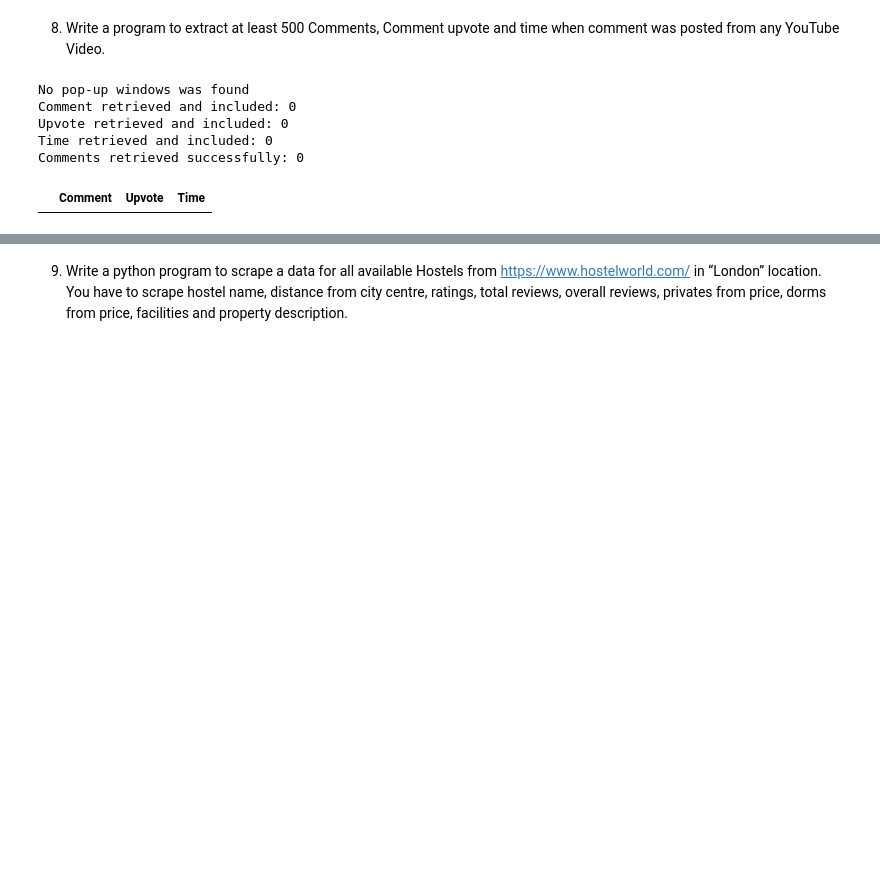
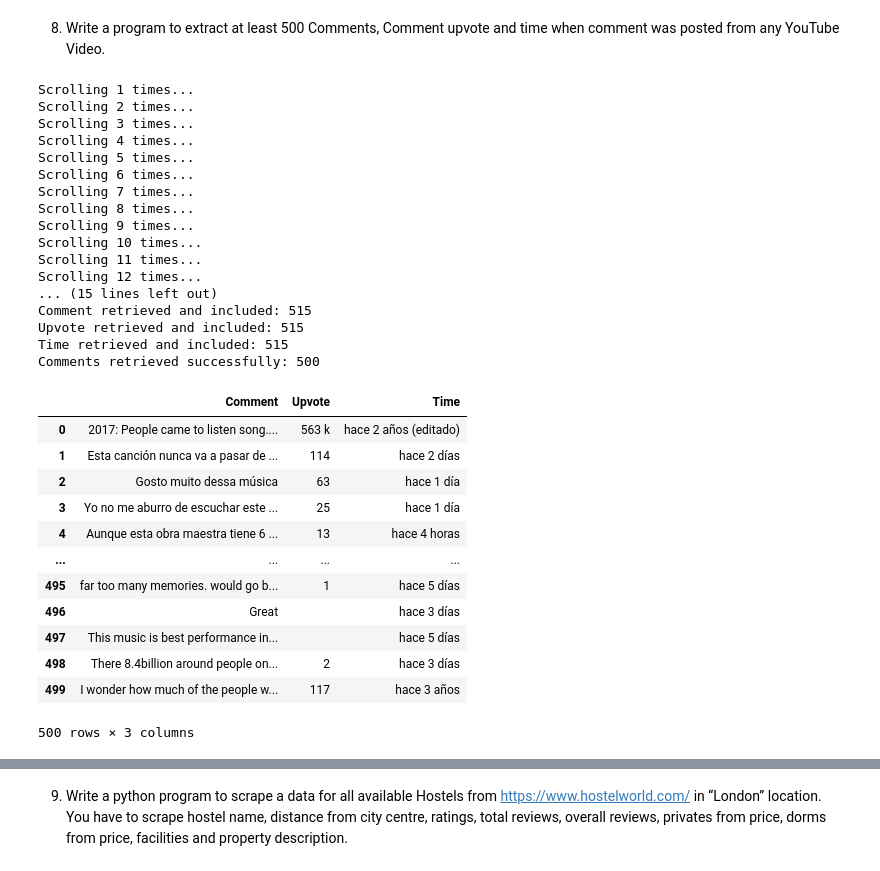
Before and after one commit to matiaga/Internship, a Jupyter notebook: WebScraping_A3/Web Scraping - Asignment 3.ipynb, the cells around one changed output, grey strips where cells are left out. Drawn from its saved outputs; the diff is of its cells as text; code cells hidden in the pictures; blank space fills up the shorter version.

```diff
--- a/WebScraping_A3/Web Scraping - Asignment 3.ipynb
+++ b/WebScraping_A3/Web Scraping - Asignment 3.ipynb
@@ -434,6 +434,9 @@ def remove_popup(xpath):
         print("Pop-up removed")
     except NoSuchElementException:
         print("No pop-up windows was found")
+    except ElementNotInteractableException as e:
+        print(f"Pop-up windows not Interactable: {e.msg}")
+
 
 def retrieve_product_per_page(driver, xpath):
     # Retrieve the total number of products from the search and
@@ -903,44 +912,69 @@ import time
 # %%
 # Set up the WebDriver
 driver = webdriver.Chrome()
 
 # Specify the URL of the video
 video_url = 'https://www.youtube.com/watch?v=kJQP7kiw5Fk'
+n = 500
 
 # Open the video URL
+wait = WebDriverWait(driver,15)
 driver.get(video_url)
-time.sleep(10)  # Let the page load
+
+# Scrolling to load comments
+for i in range(26):
+    print(f"Scrolling {i+1} times...")
+    wait.until(EC.visibility_of_element_located((By.TAG_NAME, "body"))).send_keys(Keys.END)
+    time.sleep(15)
 
 popup_btn = '//yt-button-renderer[@id="dismiss-button"]'
 remove_popup(popup_btn)
 
-time.sleep(8)  # Let the page load
+time.sleep(3)  #  the page load
 
 attributes = {'Comment': ['//yt-formatted-string[@id="content-text"]'],
              'Upvote': ['//span[@id="vote-count-middle"]'],
              'Time': ['//div[@id="header-author"]/yt-formatted-string/a']}
 
-# Scroll to load more comments
-for _ in range(20):
-    driver.execute_script("window.scrollBy(0, 1000)")
-    time.sleep(2)
-
-
-df_comments = load_items_by_xpath(driver, None, **attributes)
+df_comments = load_items_by_xpath(driver, n, **attributes)
 
 print( f'Comments retrieved successfully: {len(df_comments)}' )
 
 # Reseting index
-df_products.reset_index(drop=True, inplace=True)
+df_comments.reset_index(drop=True, inplace=True)
 
 # Save the DataFrame to a CSV file
 df_comments.to_csv('datasets/q8_youtube_comments.csv')
 
 df_comments
 # %% [output]
-No pop-up windows was found
-Comment retrieved and included: 0
-Upvote retrieved and included: 0
-Time retrieved and included: 0
-Comments retrieved successfully: 0
+Scrolling 1 times...
+Scrolling 2 times...
+Scrolling 3 times...
+Scrolling 4 times...
+Scrolling 5 times...
+Scrolling 6 times...
+Scrolling 7 times...
+Scrolling 8 times...
+Scrolling 9 times...
+Scrolling 10 times...
+Scrolling 11 times...
+Scrolling 12 times...
+... (15 lines left out)
+Comment retrieved and included: 515
+Upvote retrieved and included: 515
+Time retrieved and included: 515
+Comments retrieved successfully: 500
 |  | Comment | Upvote | Time |
+| 0 | 2017: People came to listen song.... | 563 k | hace 2 años (editado) |
+| 1 | Esta canción nunca va a pasar de ... | 114 | hace 2 días |
+| 2 | Gosto muito dessa música | 63 | hace 1 día |
+| 3 | Yo no me aburro de escuchar este ... | 25 | hace 1 día |
+| 4 | Aunque esta obra maestra tiene 6 ... | 13 | hace 4 horas |
+| ... | ... | ... | ... |
+| 495 | far too many memories. would go b... | 1 | hace 5 días |
+| 496 | Great |  | hace 3 días |
+| 497 | This music is best performance in... |  | hace 5 días |
+| 498 | There 8.4billion around people on... | 2 | hace 3 días |
+| 499 | I wonder how much of the people w... | 117 | hace 3 años |
+500 rows × 3 columns
```
Also changed, not shown: parts of 2 cells of this notebook, 2 other files.
